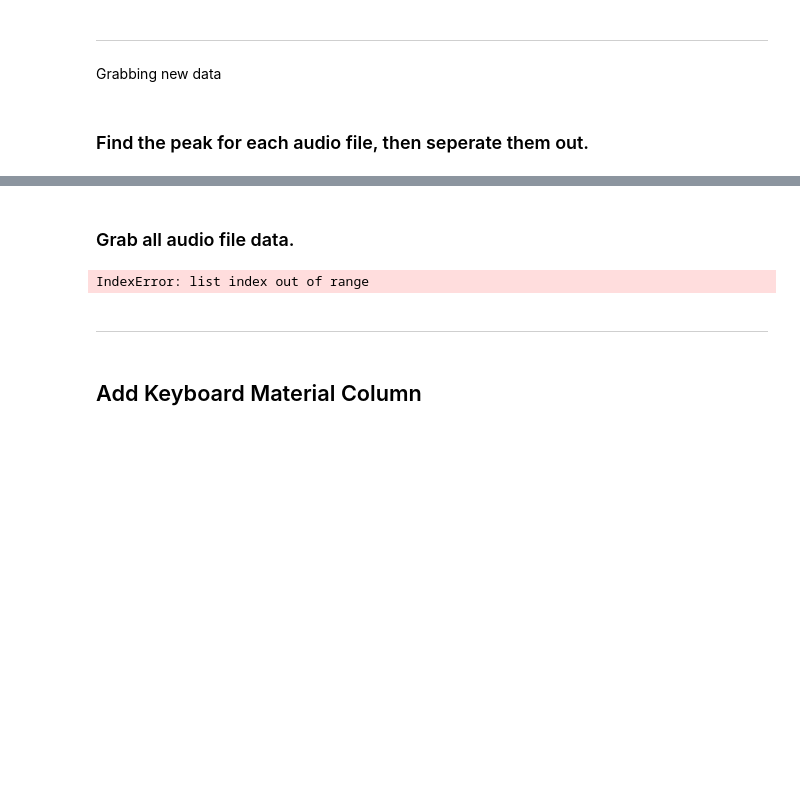
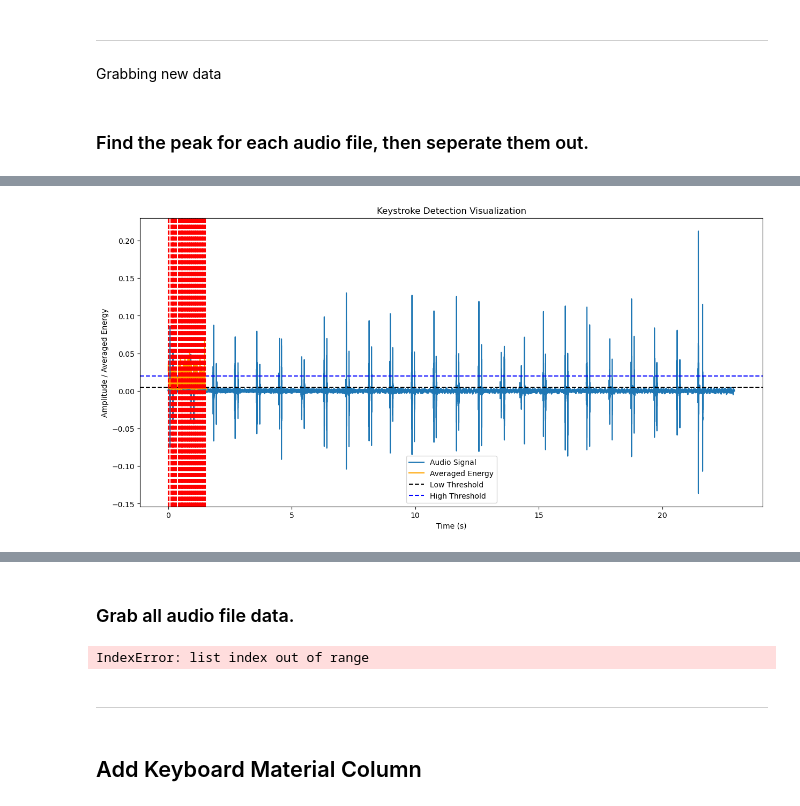
Before and after one commit to bsaleh524/keyboard_recorder, a Jupyter notebook: preprocessing/new_exploration.ipynb, the cells around one changed output, grey strips where cells are left out. Drawn from its saved outputs; the diff is of its cells as text; code cells hidden in the pictures; blank space fills up the shorter version.

```diff
--- a/preprocessing/new_exploration.ipynb
+++ b/preprocessing/new_exploration.ipynb
@@ -291,0 +297,96 @@ KeyboardInterrupt:
+# %%
+import numpy as np
+import librosa
+import soundfile as sf
+import os
+
+def calculate_energy(y, sr):
+    stft_result = np.abs(librosa.stft(y))
+    energy = np.sum(stft_result**2, axis=0)
+    energy = energy / np.max(energy)
+    return energy
+
+def sliding_window_average(energy, window_size):
+    averaged_energy = np.convolve(energy, np.ones(window_size)/window_size, mode='same')
+    return averaged_energy
+
+def extract_keystrokes(audio_path, low_threshold, high_threshold, output_dir, window_size=50, target_duration=1.0, give_plot=False):
+    y, sr = librosa.load(audio_path, sr=None)
+    energy = calculate_energy(y, sr)
+    averaged_energy = sliding_window_average(energy, window_size)
+
+    keystroke_indices = np.where(averaged_energy > low_threshold)[0]
+
+    keystroke_events = []
+    if len(keystroke_indices) > 0:
+        start_idx = keystroke_indices[0]
+        for i in range(1, len(keystroke_indices)):
+            if keystroke_indices[i] - keystroke_indices[i-1] > 1:
+                end_idx = keystroke_indices[i-1]
+                keystroke_events.append((start_idx, end_idx))
+                start_idx = keystroke_indices[i]
+        keystroke_events.append((start_idx, keystroke_indices[-1]))
+
+    filtered_keystroke_events = []
+    for start_frame, end_frame in keystroke_events:
+        if np.max(averaged_energy[start_frame:end_frame]) > high_threshold:
+            length = end_frame - start_frame
+            extension = int(0.1 * length)
+            start_frame = max(0, start_frame - extension)
+            end_frame = min(len(averaged_energy), end_frame + extension)
+            filtered_keystroke_events.append((start_frame, end_frame))
+
+    if not os.path.exists(output_dir):
+        os.makedirs(output_dir)
+
+    for i, (start_frame, end_frame) in enumerate(filtered_keystroke_events):
+        start_sample = librosa.frames_to_samples(start_frame)
+        end_sample = librosa.frames_to_samples(end_frame + 1)
+
+        keystroke_audio = y[start_sample:end_sample]
+
+        # Calculate required padding
+        target_samples = int(target_duration * sr)
+        current_samples = len(keystroke_audio)
+        padding_needed = target_samples - current_samples
+        if padding_needed > 0:
+            pad_before = padding_needed // 2
+            pad_after = padding_needed - pad_before
+            keystroke_audio = np.pad(keystroke_audio, (pad_before, pad_after), 'constant')
+
+        output_path = os.path.join(output_dir, f'keystroke_{i}.wav')
+        sf.write(output_path, keystroke_audio, sr)
+        print(f'Saved keystroke {i} to {output_path}')
+
+    if give_plot:
+        # Plot for visualization
+        time = np.linspace(0, len(y) / sr, len(y))
+        frames_time = np.linspace(0, len(energy) * window_size / sr, len(energy))
+
+        plt.figure(figsize=(15, 7))
+        plt.plot(time, y, label='Audio Signal')
+        plt.plot(frames_time, averaged_energy, label='Averaged Energy', color='orange')
+        plt.axhline(y=low_threshold, color='black', linestyle='--', label='Low Threshold')
+        plt.axhline(y=high_threshold, color='blue', linestyle='--', label='High Threshold')
+        for start_frame, end_frame in filtered_keystroke_events:
+            plt.axvline(x=start_frame * window_size / sr, color='red', linestyle='--')
+            plt.axvline(x=end_frame * window_size / sr, color='red', linestyle='--')
+        plt.xlabel('Time (s)')
+        plt.ylabel('Amplitude / Averaged Energy')
+        plt.legend()
+        plt.title('Keystroke Detection Visualization')
+        plt.show()
+
+# Example usage
+# Example usage
+audio_path = 'E_25_presses_modified.wav'
+threshold = 0.02  # Adjust this threshold based on your data
+output_dir = 'new_files_test'
+
+# Extract keystrokes with the chosen threshold
+extract_keystrokes(audio_path=audio_path,
+                   low_threshold=0.005,
+                   high_threshold=0.02,
+                   output_dir=output_dir,
+                   window_size=35)
+# %% [output]
@@ -291,0 +410 @@ KeyboardInterrupt:
+[figure, added]
```
Also changed, not shown: parts of 5 cells of this notebook.
